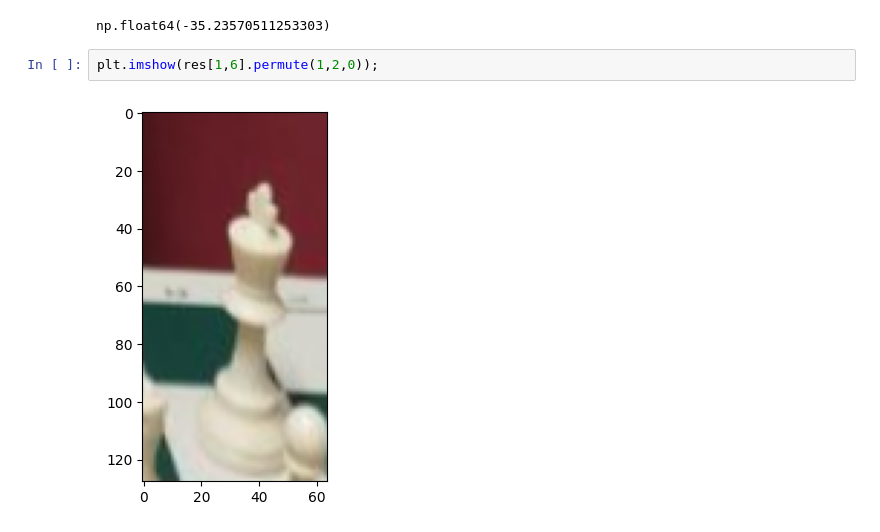
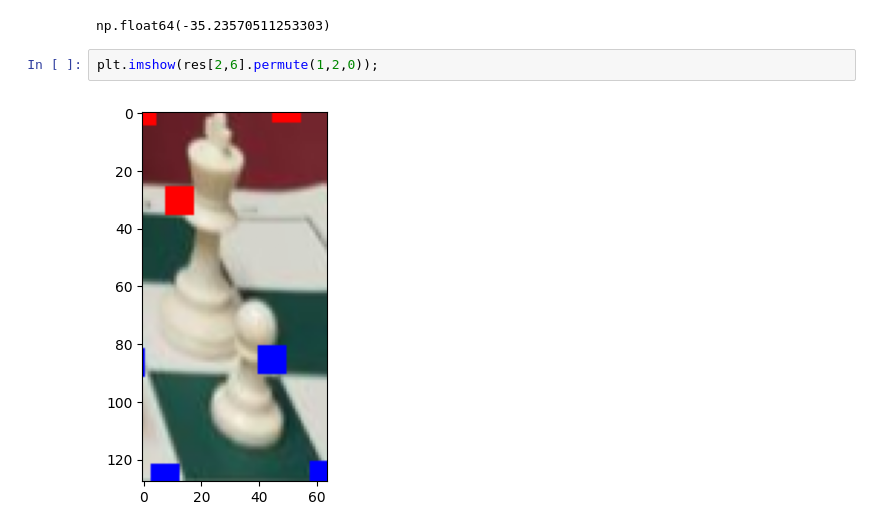
Before and after one commit to MostafaBelo/thesis_chess_lens, a Jupyter notebook: src/PieceDetection/PieceCropper_3D/tmp.ipynb, the cells around one changed output. Cells and saved outputs as stored; diff of their text form.

```diff
--- a/src/PieceDetection/PieceCropper_3D/tmp.ipynb
+++ b/src/PieceDetection/PieceCropper_3D/tmp.ipynb
@@ -39,6 +39,6 @@ cropper.cam_pitch
 # %% [output]
 np.float64(-35.23570511253303)
 # %%
-plt.imshow(res[1,6].permute(1,2,0));
+plt.imshow(res[2,6].permute(1,2,0));
 # %% [output]
-[figure, old version]
+[figure, new version]
```
Also changed, not shown: 11 other files.
